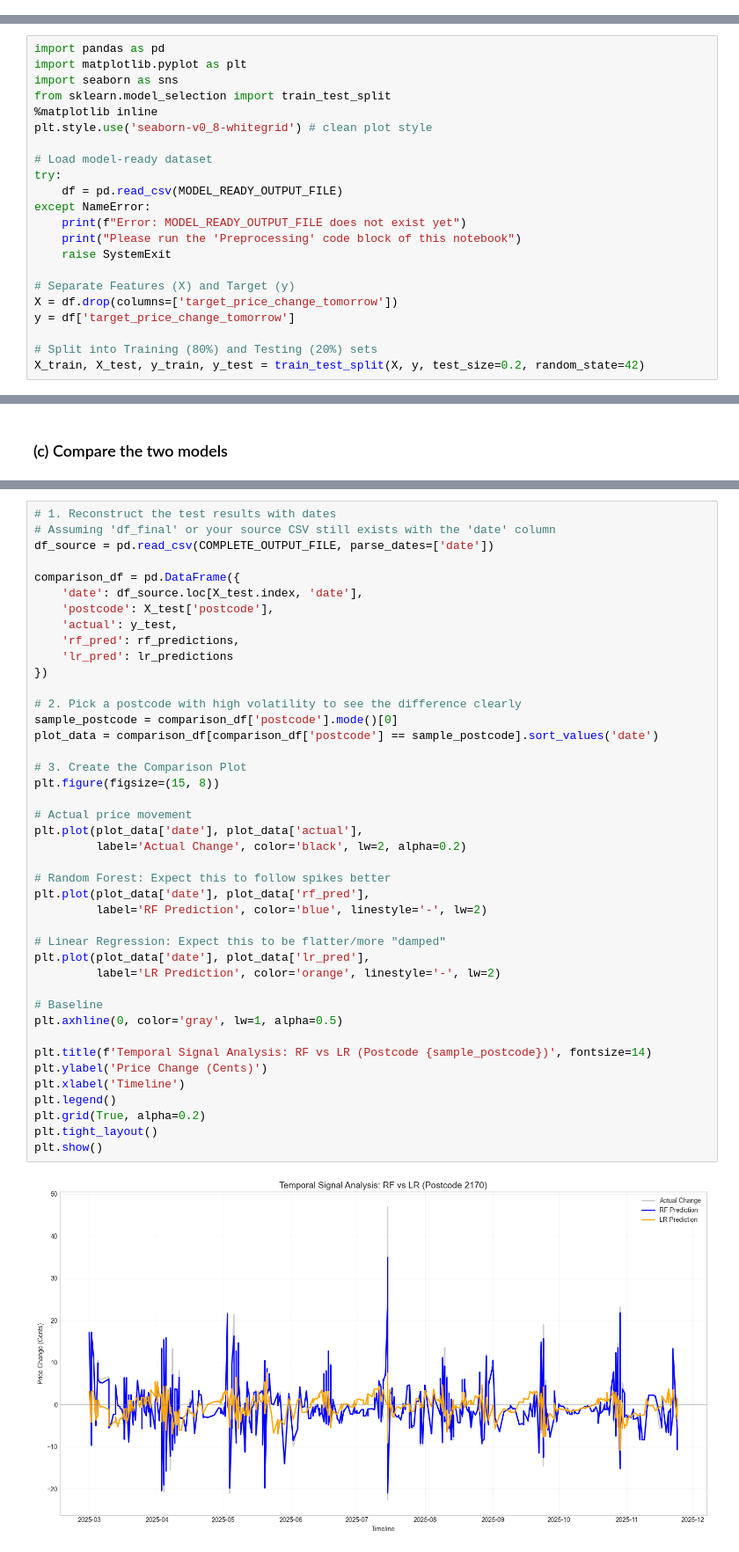
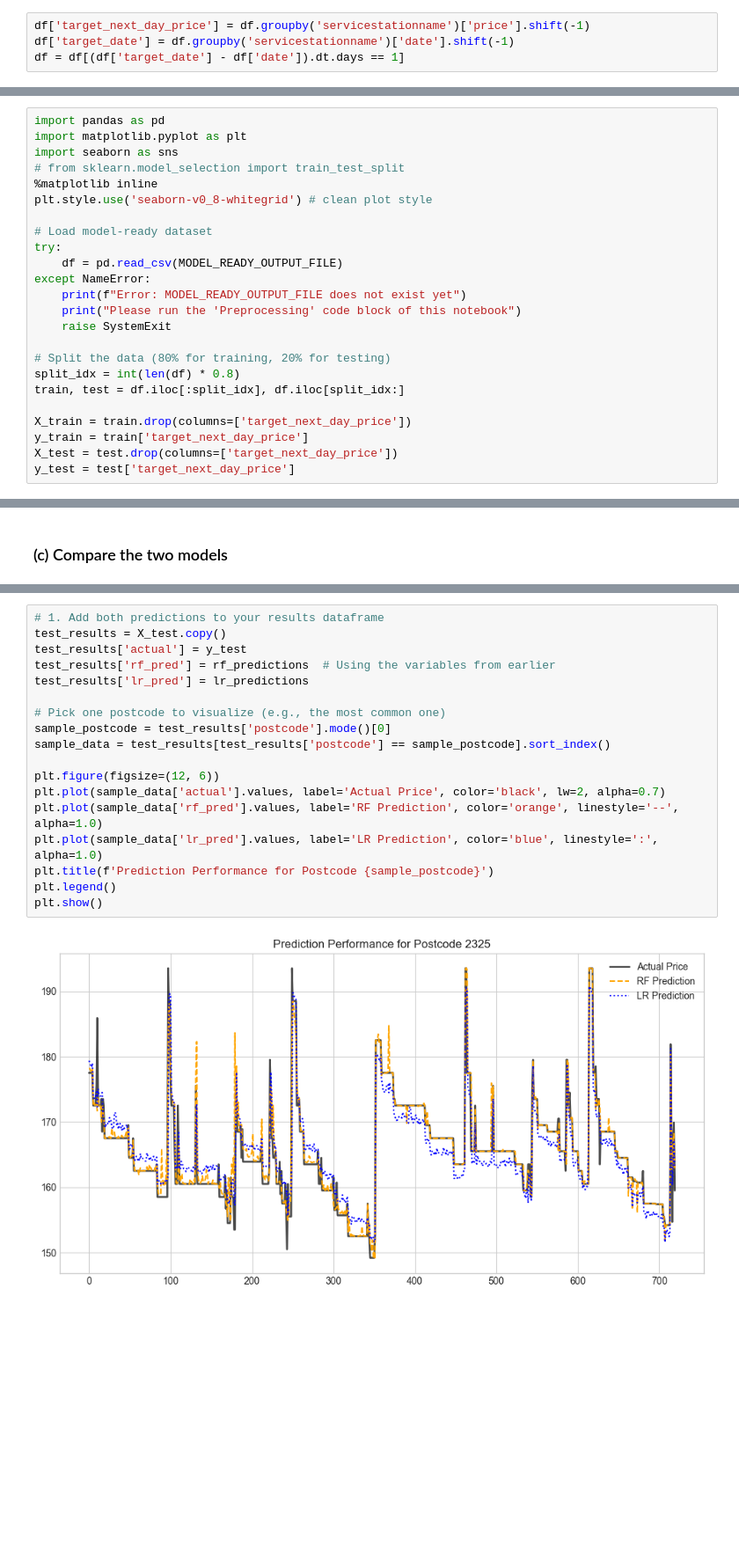
Before and after one commit to tim-fan1/engg2112, a Jupyter notebook: main.ipynb, the cells around one changed output, grey strips where cells are left out. Shown at 88% size. Saved outputs shown, nothing was run; the diff lists cells and outputs as text; blank space fills up the shorter version.

```diff
--- a/main.ipynb
+++ b/main.ipynb
@@ -307,0 +257,4 @@ memory usage: 16.6 MB
+# %%
+df['target_next_day_price'] = df.groupby('servicestationname')['price'].shift(-1)
+df['target_date'] = df.groupby('servicestationname')['date'].shift(-1)
+df = df[(df['target_date'] - df['date']).dt.days == 1]
@@ -315,7 +309,7 @@ memory usage: 16.6 MB
 import pandas as pd
 import matplotlib.pyplot as plt
 import seaborn as sns
-from sklearn.model_selection import train_test_split
+# from sklearn.model_selection import train_test_split
 %matplotlib inline
 plt.style.use('seaborn-v0_8-whitegrid') # clean plot style
 
@@ -327,12 +321,14 @@ except NameError:
     print("Please run the 'Preprocessing' code block of this notebook")
     raise SystemExit
 
-# Separate Features (X) and Target (y)
-X = df.drop(columns=['target_price_change_tomorrow'])
-y = df['target_price_change_tomorrow']
+# Split the data (80% for training, 20% for testing)
+split_idx = int(len(df) * 0.8)
+train, test = df.iloc[:split_idx], df.iloc[split_idx:]
 
-# Split into Training (80%) and Testing (20%) sets
-X_train, X_test, y_train, y_test = train_test_split(X, y, test_size=0.2, random_state=42)
+X_train = train.drop(columns=['target_next_day_price'])
+y_train = train['target_next_day_price']
+X_test = test.drop(columns=['target_next_day_price'])
+y_test = test['target_next_day_price']
 # %% [markdown]
 ### (b) Train using Random Forest and Linear Regressor
 # %%
@@ -462,44 +458,20 @@ plt.show()
 # %%
-# 1. Reconstruct the test results with dates
-# Assuming 'df_final' or your source CSV still exists with the 'date' column
-df_source = pd.read_csv(COMPLETE_OUTPUT_FILE, parse_dates=['date'])
+# 1. Add both predictions to your results dataframe
+test_results = X_test.copy()
+test_results['actual'] = y_test
+test_results['rf_pred'] = rf_predictions  # Using the variables from earlier
+test_results['lr_pred'] = lr_predictions
 
-comparison_df = pd.DataFrame({
-    'date': df_source.loc[X_test.index, 'date'],
-    'postcode': X_test['postcode'],
-    'actual': y_test,
-    'rf_pred': rf_predictions,
-    'lr_pred': lr_predictions
-})
+# Pick one postcode to visualize (e.g., the most common one)
+sample_postcode = test_results['postcode'].mode()[0]
+sample_data = test_results[test_results['postcode'] == sample_postcode].sort_index()
 
-# 2. Pick a postcode with high volatility to see the difference clearly
-sample_postcode = comparison_df['postcode'].mode()[0]
-plot_data = comparison_df[comparison_df['postcode'] == sample_postcode].sort_values('date')
-
-# 3. Create the Comparison Plot
-plt.figure(figsize=(15, 8))
-
-# Actual price movement
-plt.plot(plot_data['date'], plot_data['actual'],
-         label='Actual Change', color='black', lw=2, alpha=0.2)
-
-# Random Forest: Expect this to follow spikes better
-plt.plot(plot_data['date'], plot_data['rf_pred'],
-         label='RF Prediction', color='blue', linestyle='-', lw=2)
-
-# Linear Regression: Expect this to be flatter/more "damped"
-plt.plot(plot_data['date'], plot_data['lr_pred'],
-         label='LR Prediction', color='orange', linestyle='-', lw=2)
-
-# Baseline
-plt.axhline(0, color='gray', lw=1, alpha=0.5)
-
-plt.title(f'Temporal Signal Analysis: RF vs LR (Postcode {sample_postcode})', fontsize=14)
-plt.ylabel('Price Change (Cents)')
-plt.xlabel('Timeline')
+plt.figure(figsize=(12, 6))
+plt.plot(sample_data['actual'].values, label='Actual Price', color='black', lw=2, alpha=0.7)
+plt.plot(sample_data['rf_pred'].values, label='RF Prediction', color='orange', linestyle='--', alpha=1.0)
+plt.plot(sample_data['lr_pred'].values, label='LR Prediction', color='blue', linestyle=':', alpha=1.0)
+plt.title(f'Prediction Performance for Postcode {sample_postcode}')
 plt.legend()
-plt.grid(True, alpha=0.2)
-plt.tight_layout()
 plt.show()
 # %% [output]
-[figure, old version]
+[figure, new version]
```
Also changed, not shown: parts of 34 cells of this notebook.
